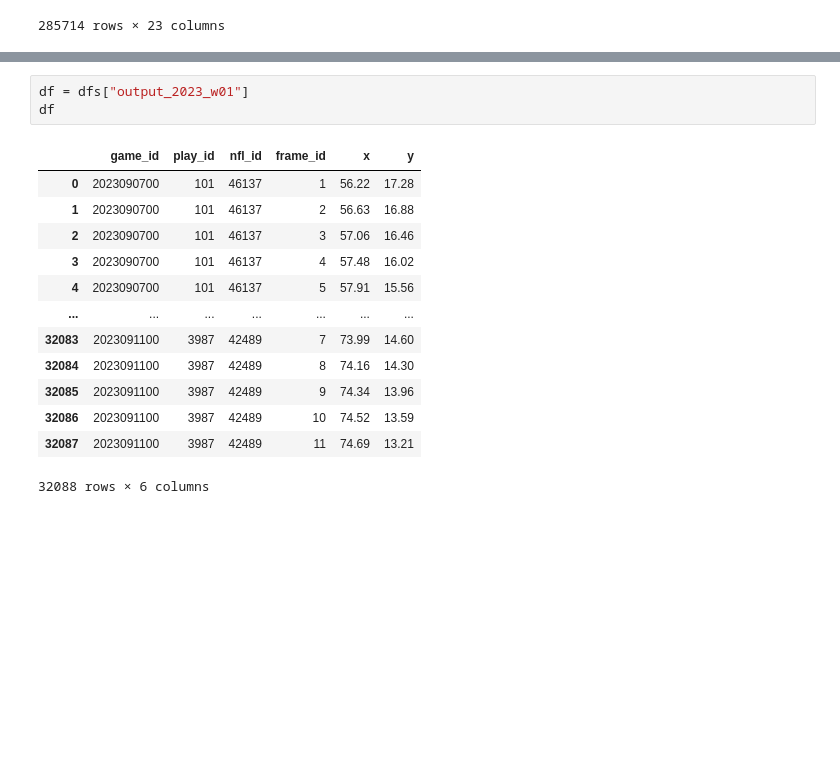
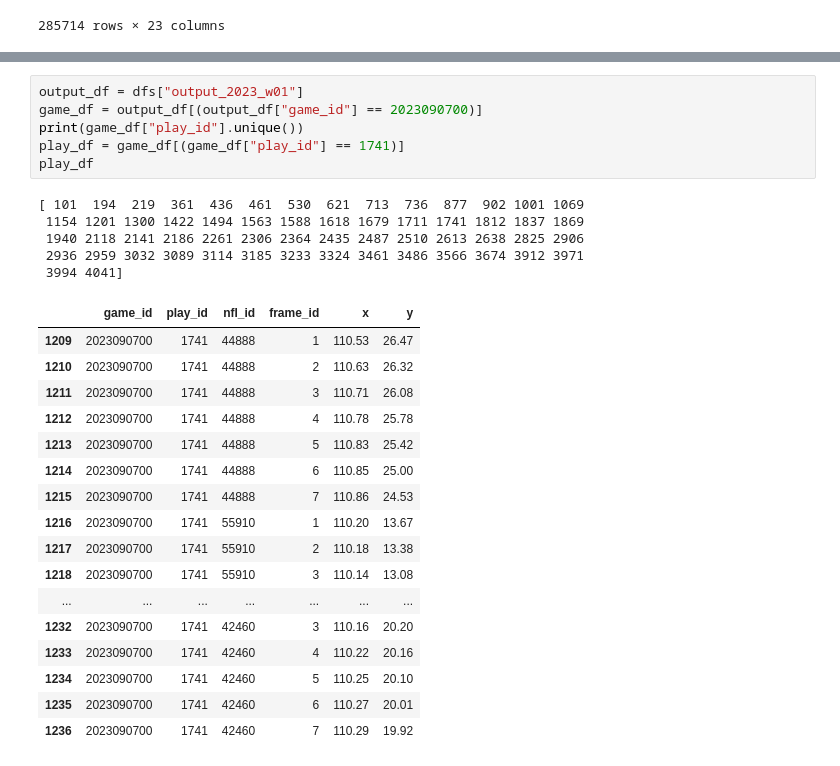
Before and after one commit to akclark03/iaa-2026-big-data-bowl, a Jupyter notebook: notebooks/eda.ipynb, the cells around one changed output, grey strips where cells are left out. Drawn from its saved outputs; the diff is of its cells as text; blank space fills up the shorter version.

```diff
--- a/notebooks/eda.ipynb
+++ b/notebooks/eda.ipynb
@@ -57,17 +60,29 @@ for player, group in df.groupby("player_name"):
 # %%
-df = dfs["output_2023_w01"]
-df
+output_df = dfs["output_2023_w01"]
+game_df = output_df[(output_df["game_id"] == 2023090700)]
+print(game_df["play_id"].unique())
+play_df = game_df[(game_df["play_id"] == 1741)]
+play_df
 # %% [output]
+[ 101  194  219  361  436  461  530  621  713  736  877  902 1001 1069
+ 1154 1201 1300 1422 1494 1563 1588 1618 1679 1711 1741 1812 1837 1869
+ 1940 2118 2141 2186 2261 2306 2364 2435 2487 2510 2613 2638 2825 2906
+ 2936 2959 3032 3089 3114 3185 3233 3324 3461 3486 3566 3674 3912 3971
+ 3994 4041]
 |  | game_id | play_id | nfl_id | frame_id | x | y |
-| 0 | 2023090700 | 101 | 46137 | 1 | 56.22 | 17.28 |
-| 1 | 2023090700 | 101 | 46137 | 2 | 56.63 | 16.88 |
-| 2 | 2023090700 | 101 | 46137 | 3 | 57.06 | 16.46 |
-| 3 | 2023090700 | 101 | 46137 | 4 | 57.48 | 16.02 |
-| 4 | 2023090700 | 101 | 46137 | 5 | 57.91 | 15.56 |
+| 1209 | 2023090700 | 1741 | 44888 | 1 | 110.53 | 26.47 |
+| 1210 | 2023090700 | 1741 | 44888 | 2 | 110.63 | 26.32 |
+| 1211 | 2023090700 | 1741 | 44888 | 3 | 110.71 | 26.08 |
+| 1212 | 2023090700 | 1741 | 44888 | 4 | 110.78 | 25.78 |
+| 1213 | 2023090700 | 1741 | 44888 | 5 | 110.83 | 25.42 |
+| 1214 | 2023090700 | 1741 | 44888 | 6 | 110.85 | 25.00 |
+| 1215 | 2023090700 | 1741 | 44888 | 7 | 110.86 | 24.53 |
+| 1216 | 2023090700 | 1741 | 55910 | 1 | 110.20 | 13.67 |
+| 1217 | 2023090700 | 1741 | 55910 | 2 | 110.18 | 13.38 |
+| 1218 | 2023090700 | 1741 | 55910 | 3 | 110.14 | 13.08 |
 | ... | ... | ... | ... | ... | ... | ... |
-| 32083 | 2023091100 | 3987 | 42489 | 7 | 73.99 | 14.60 |
-| 32084 | 2023091100 | 3987 | 42489 | 8 | 74.16 | 14.30 |
-| 32085 | 2023091100 | 3987 | 42489 | 9 | 74.34 | 13.96 |
-| 32086 | 2023091100 | 3987 | 42489 | 10 | 74.52 | 13.59 |
-| 32087 | 2023091100 | 3987 | 42489 | 11 | 74.69 | 13.21 |
+| 1232 | 2023090700 | 1741 | 42460 | 3 | 110.16 | 20.20 |
+| 1233 | 2023090700 | 1741 | 42460 | 4 | 110.22 | 20.16 |
+| 1234 | 2023090700 | 1741 | 42460 | 5 | 110.25 | 20.10 |
+| 1235 | 2023090700 | 1741 | 42460 | 6 | 110.27 | 20.01 |
+| 1236 | 2023090700 | 1741 | 42460 | 7 | 110.29 | 19.92 |
-32088 rows × 6 columns
```
Also changed, not shown: parts of 5 cells of this notebook, 8 other files.
